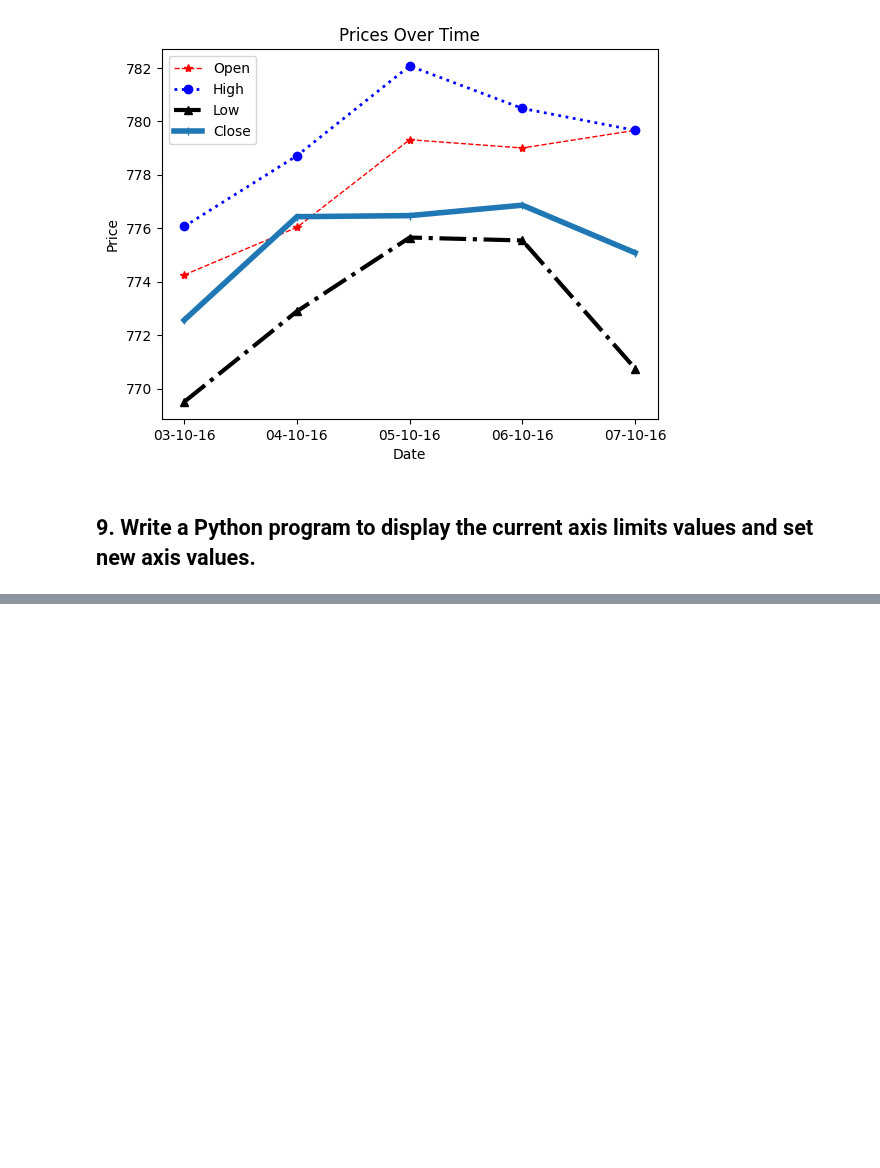
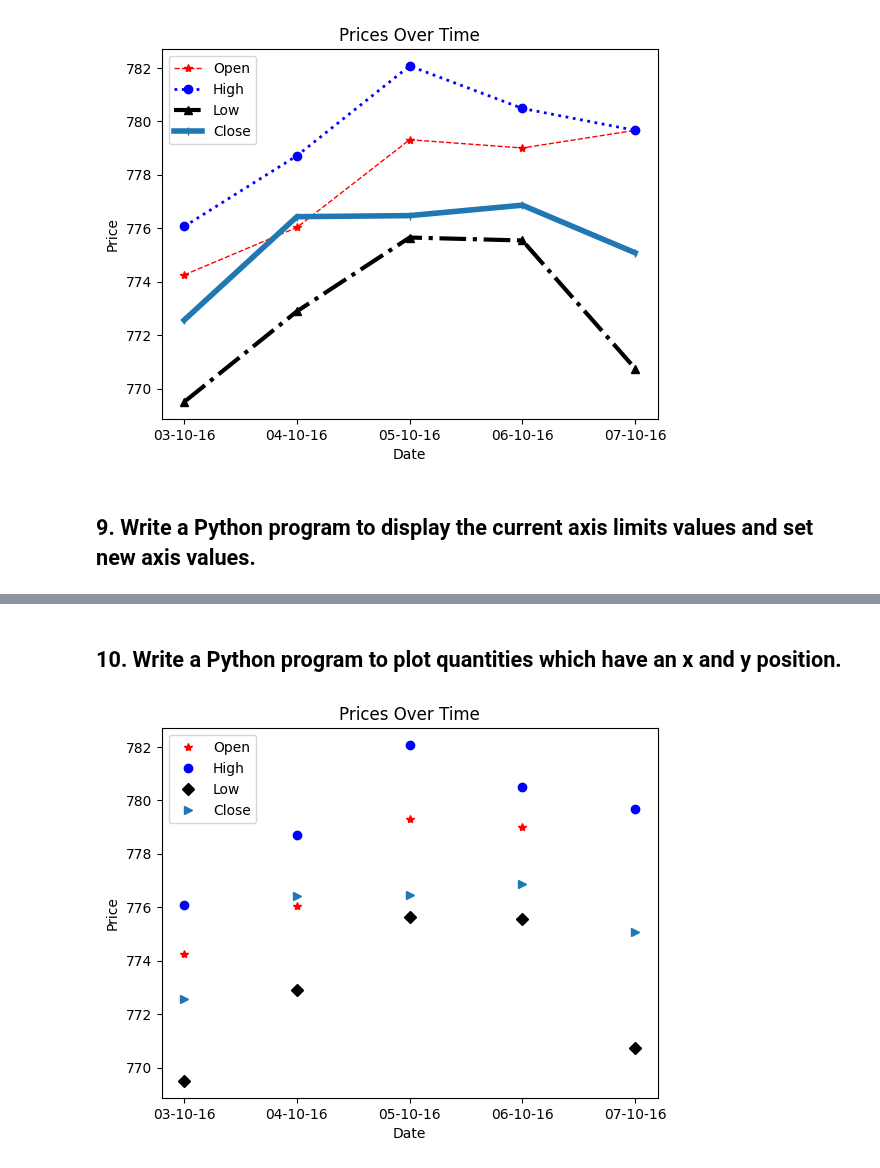
Before and after one commit to shivyelave/Python-Libraries, a Jupyter notebook: Matplotlib/matplotlib_program.ipynb, the cells around one changed output, grey strips where cells are left out. Cells and saved outputs as stored; diff of their text form; code cells hidden in the pictures; blank space fills up the shorter version.

```diff
--- a/Matplotlib/matplotlib_program.ipynb
+++ b/Matplotlib/matplotlib_program.ipynb
@@ -387,0 +384,42 @@ Updated y limit: (765.0, 785.0)
+# %% [markdown]
+## 10. Write a Python program to plot quantities which have an x and y position.
+# %%
+import pandas as pd
+import matplotlib.pyplot as plt
+
+def main():
+    # Read data from CSV file
+    df = pd.read_csv('fdata.csv')
+
+    # Extract columns for plotting
+    open_prices = df['Open']   # Open prices
+    high_prices = df['High']   # High prices
+    low_prices = df['Low']     # Low prices
+    close_prices = df['Close'] # Close prices
+
+    # Plot each line with different labels
+    plt.plot(df['Date'], open_prices,"*", label="Open",c='red')   # Plot Open prices
+    plt.plot(df['Date'], high_prices ,"o", label="High",c='blue')   # Plot High prices
+    plt.plot(df['Date'], low_prices , "D", label="Low",c='black')     # Plot Low prices
+    plt.plot(df['Date'], close_prices , ">", label="Close") # Plot Close prices
+
+    # Label the x-axis
+    plt.xlabel('Date')  # Label for the x-axis
+
+    # Label the y-axis
+    plt.ylabel('Price')  # Label for the y-axis
+
+    # Set the title of the plot
+    plt.title('Prices Over Time')  # Title of the plot
+
+    # Add a legend to the plot
+    plt.legend()
+
+
+    # Display the plot
+    plt.show()  # Display the plot
+
+if __name__ == '__main__':
+    main()
+# %% [output]
+[figure, added]
```
Also changed, not shown: parts of 1 cell of this notebook.
